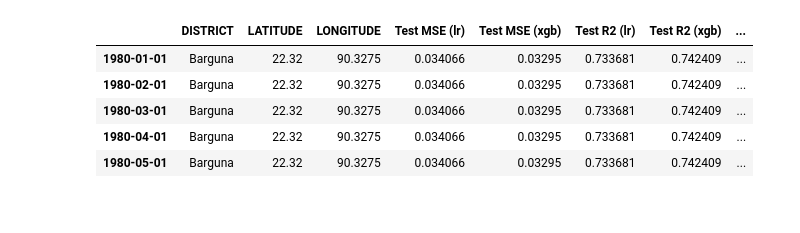
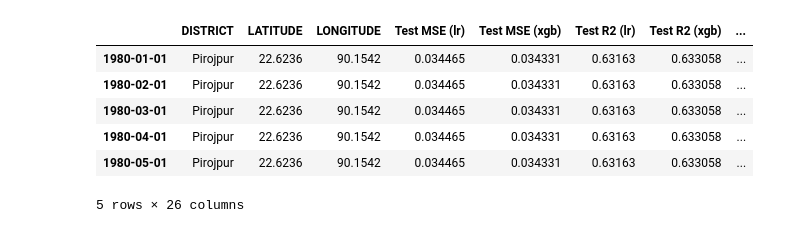
Before and after one commit to sadat-saim/pyBiasCorrect, a Jupyter notebook: correct biases.ipynb, the cells around one changed output. Drawn from its saved outputs; the diff is of its cells as text; code cells hidden in the pictures.

```diff
--- a/correct biases.ipynb
+++ b/correct biases.ipynb
@@ -9,6 +10,6 @@ from tqdm import tqdm
 # %%
 # Path to data
-path = r"F:\Reanalysis Data\Monthly\Combined\ASSESS ESM 15"
+path = r"F:\Reanalysis Data\Monthly\Combined\INM CM5 0\corrected"
 
 # Get all station file paths
 station_files = [os.path.join(path, file)
@@ -17,14 +18,26 @@ station_files = [os.path.join(path, file)
 # Read all station CSVs into DataFrames
 stations_df = [pd.read_csv(file, index_col=0, parse_dates=True)
                for file in station_files]
+
+# Excluded because not usable
+excluded_stations = ['GT0351005', 'GT0918001', 'GT0925002', 'GT1067015', 'GT1213007',
+       'GT1519900', 'GT1541007', 'GT1578027', 'GT1586034', 'GT1931012',
+       'GT2216002', 'GT2224006', 'GT2290014', 'GT2626900', 'GT2642900',
+       'GT2747021', 'GT2764030', 'GT3029004', 'GT3551010', 'GT3813009',
+       'GT4712001', 'GT4764007', 'GT4802002', 'GT4977004', 'GT5883030',
+       'GT6123019', 'GT6459900', 'GT6852001', 'GT7536006', 'GT7587900',
+       'GT7857001', 'GT8549900', 'GT8889023', 'GT9141014', 'GT9162023',
+       'GT9451004']
+stations_df = [df for df in stations_df if df['WELL ID'].iloc[0] not in excluded_stations]
 # %%
-df = stations_df[1]
+df = stations_df[16]
 df.head()
 # %% [output]
 |  | DISTRICT | LATITUDE | LONGITUDE | Test MSE (lr) | Test MSE (xgb) | Test R2 (lr) | Test R2 (xgb) | ... |
-| 1980-01-01 | Barguna | 22.32 | 90.3275 | 0.034066 | 0.03295 | 0.733681 | 0.742409 | ... |
-| 1980-02-01 | Barguna | 22.32 | 90.3275 | 0.034066 | 0.03295 | 0.733681 | 0.742409 | ... |
-| 1980-03-01 | Barguna | 22.32 | 90.3275 | 0.034066 | 0.03295 | 0.733681 | 0.742409 | ... |
-| 1980-04-01 | Barguna | 22.32 | 90.3275 | 0.034066 | 0.03295 | 0.733681 | 0.742409 | ... |
-| 1980-05-01 | Barguna | 22.32 | 90.3275 | 0.034066 | 0.03295 | 0.733681 | 0.742409 | ... |
+| 1980-01-01 | Pirojpur | 22.6236 | 90.1542 | 0.034465 | 0.034331 | 0.63163 | 0.633058 | ... |
+| 1980-02-01 | Pirojpur | 22.6236 | 90.1542 | 0.034465 | 0.034331 | 0.63163 | 0.633058 | ... |
+| 1980-03-01 | Pirojpur | 22.6236 | 90.1542 | 0.034465 | 0.034331 | 0.63163 | 0.633058 | ... |
+| 1980-04-01 | Pirojpur | 22.6236 | 90.1542 | 0.034465 | 0.034331 | 0.63163 | 0.633058 | ... |
+| 1980-05-01 | Pirojpur | 22.6236 | 90.1542 | 0.034465 | 0.034331 | 0.63163 | 0.633058 | ... |
+5 rows × 26 columns
 # %%
```
Also changed, not shown: parts of 8 cells of this notebook, 6 other files.
